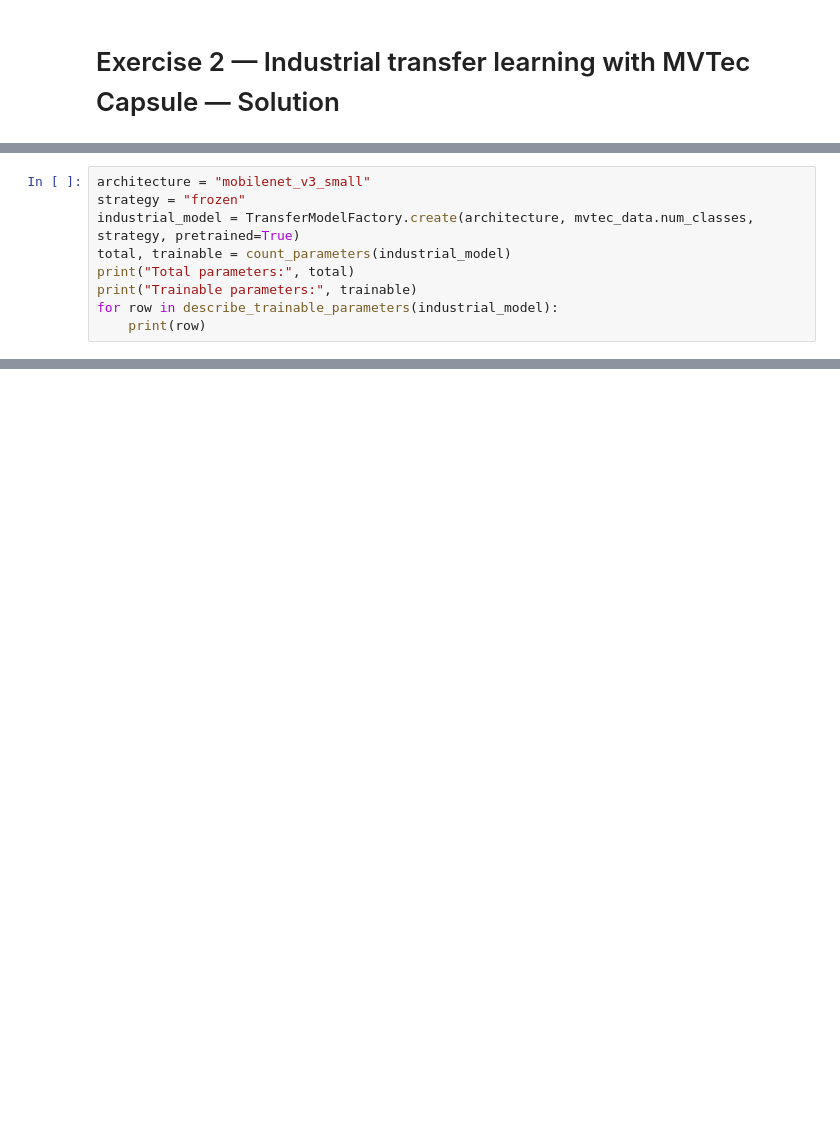
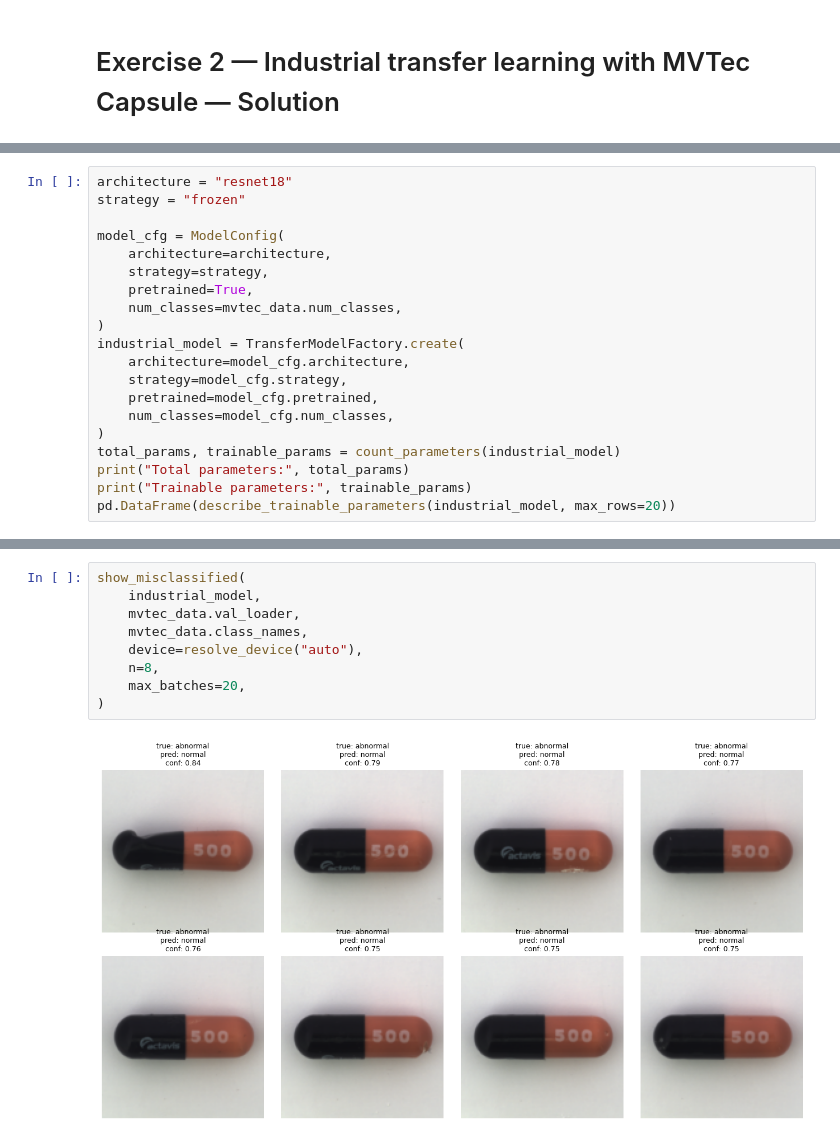
Before and after one commit to GianMan89/AUT-RUB_CV4IS_Exercise_2, a Jupyter notebook: notebooks/solutions/02_industrial_mvtec_capsule_transfer_learning_solution.ipynb, the cells around one changed output, grey strips where cells are left out. Drawn from its saved outputs; the diff is of its cells as text; blank space fills up the shorter version.

```diff
--- a/notebooks/solutions/02_industrial_mvtec_capsule_transfer_learning_solution.ipynb
+++ b/notebooks/solutions/02_industrial_mvtec_capsule_transfer_learning_solution.ipynb
@@ -45,9 +72,20 @@ show_batch(mvtec_data.train_loader, mvtec_data.class_names, n=8)
 # %%
-architecture = "mobilenet_v3_small"
+architecture = "resnet18"
 strategy = "frozen"
-industrial_model = TransferModelFactory.create(architecture, mvtec_data.num_classes, strategy, pretrained=True)
-total, trainable = count_parameters(industrial_model)
-print("Total parameters:", total)
-print("Trainable parameters:", trainable)
-for row in describe_trainable_parameters(industrial_model):
-    print(row)
+
+model_cfg = ModelConfig(
+    architecture=architecture,
+    strategy=strategy,
+    pretrained=True,
+    num_classes=mvtec_data.num_classes,
+)
+industrial_model = TransferModelFactory.create(
+    architecture=model_cfg.architecture,
+    strategy=model_cfg.strategy,
+    pretrained=model_cfg.pretrained,
+    num_classes=model_cfg.num_classes,
+)
+total_params, trainable_params = count_parameters(industrial_model)
+print("Total parameters:", total_params)
+print("Trainable parameters:", trainable_params)
+pd.DataFrame(describe_trainable_parameters(industrial_model, max_rows=20))
@@ -93,0 +230,11 @@ pd.DataFrame(rows)
+# %%
+show_misclassified(
+    industrial_model,
+    mvtec_data.val_loader,
+    mvtec_data.class_names,
+    device=resolve_device("auto"),
+    n=8,
+    max_batches=20,
+)
+# %% [output]
+[figure, added]
```
Also changed, not shown: parts of 12 cells of this notebook, 1 other file.
